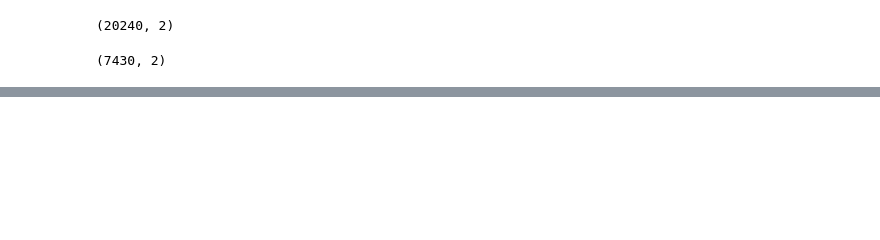
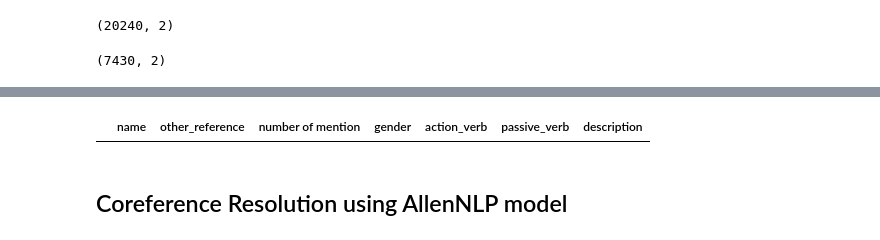
Before and after one commit to epfl-ada/ada-2022-project-error141, a Jupyter notebook: data_exploration_final.ipynb, the cells around one changed output, grey strips where cells are left out. Saved outputs shown, nothing was run; the diff lists cells and outputs as text; code cells hidden in the pictures; blank space fills up the shorter version.

```diff
--- a/data_exploration_final.ipynb
+++ b/data_exploration_final.ipynb
@@ -261,0 +287,6 @@ print(summaries.shape);summaries_new.shape
+# %%
+pd.DataFrame(columns=['name','other_reference','number of mention','gender','action_verb','passive_verb','description'])
+# %% [output]
+|  | name | other_reference | number of mention | gender | action_verb | passive_verb | description |
+# %% [markdown]
+## Coreference Resolution using AllenNLP model <a name="coref"></a>
```
Also changed, not shown: parts of 27 cells of this notebook, 1 other file.
